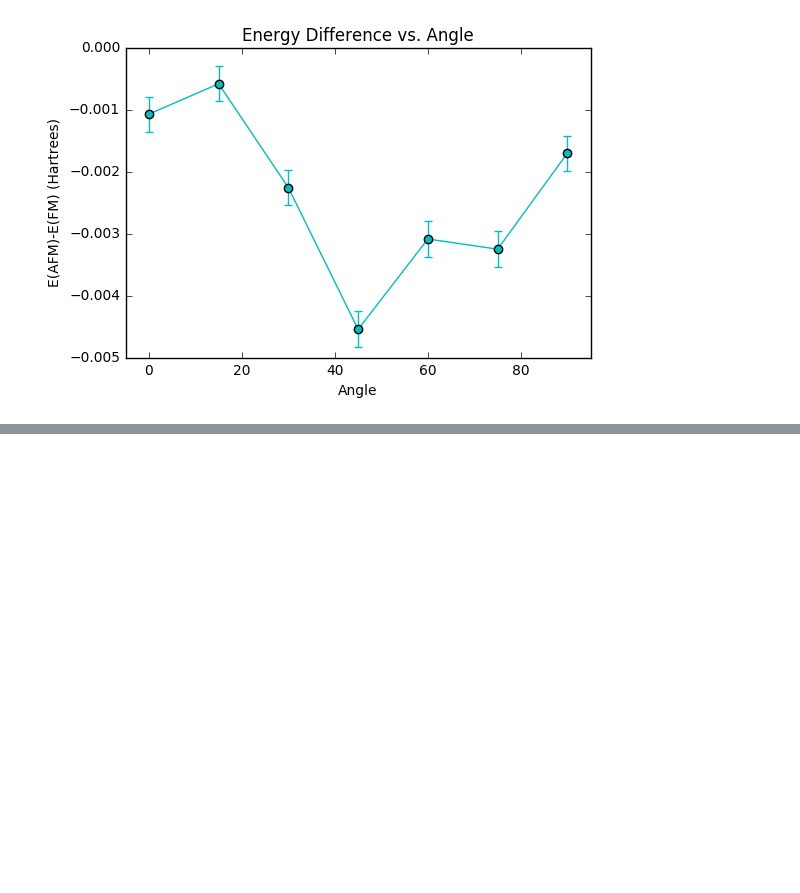
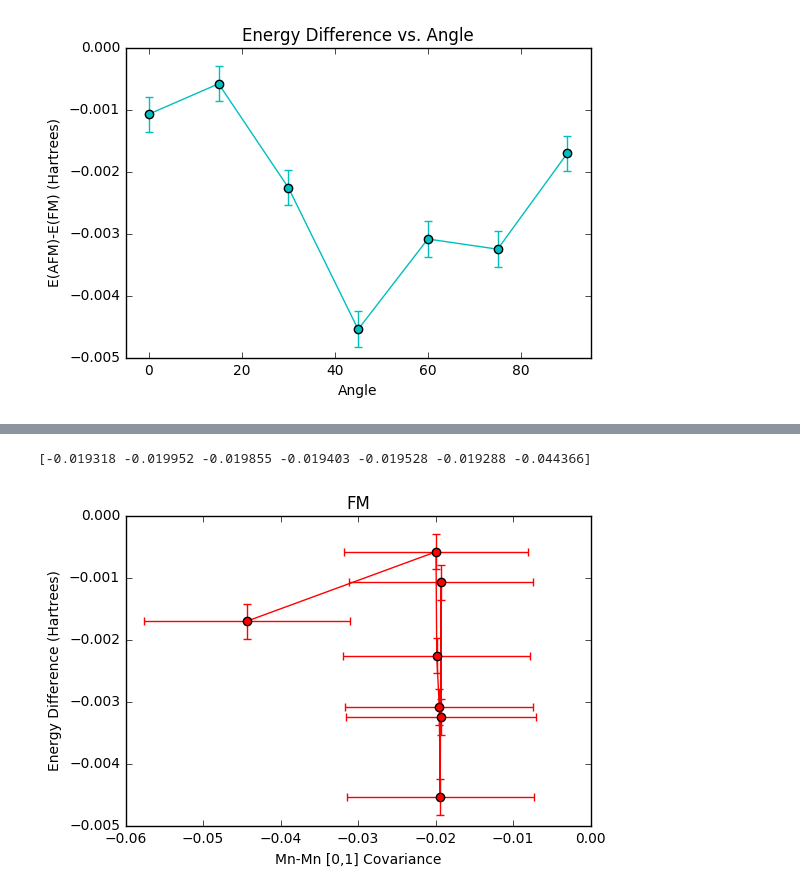
Before and after one commit to WagnerGroup/OriginMagnetism, a Jupyter notebook: KeyData2.ipynb, the cells around one changed output, grey strips where cells are left out. Drawn from its saved outputs; the diff is of its cells as text; code cells hidden in the pictures; blank space fills up the shorter version.

```diff
--- a/KeyData2.ipynb
+++ b/KeyData2.ipynb
@@ -172,0 +175,35 @@ plt.show()
+# %%
+#beginning of a couple examples
+
+Mn01afm = []
+Mn01fm = []
+errfm = []
+errafm = []
+for index, row in keyData.iterrows():
+    if row[11] == 'FM':
+        Mn01fm.append(row[1])
+        errfm.append(row[2])
+    else:
+        Mn01afm.append(row[1])
+        errafm.append(row[2])
+Mn01afm = np.asarray(Mn01afm)
+Mn01fm = np.asarray(Mn01fm)
+errfm = np.asarray(errfm)
+errafm = np.asarray(errafm)
+print(Mn01fm)
+# %% [output]
+[-0.019318 -0.019952 -0.019855 -0.019403 -0.019528 -0.019288 -0.044366]
+# %%
+inds = Mn01fm.argsort()
+sortedErr =errfm[inds]
+sortedMnfm = np.sort(Mn01fm)
+sortedDiff = diff[inds]
+sortedDiffErr = errdiff[inds]
+
+plt.errorbar(sortedMnfm,sortedDiff,xerr=sortedErr,yerr=sortedDiffErr,marker='o',color='r',mew=1)
+plt.ylabel('Energy Difference (Hartrees)')
+plt.xlabel('Mn-Mn [0,1] Covariance')
+plt.title('FM')
+plt.show()
+# %% [output]
+[figure, added]
```
Also changed, not shown: parts of 9 cells of this notebook.
